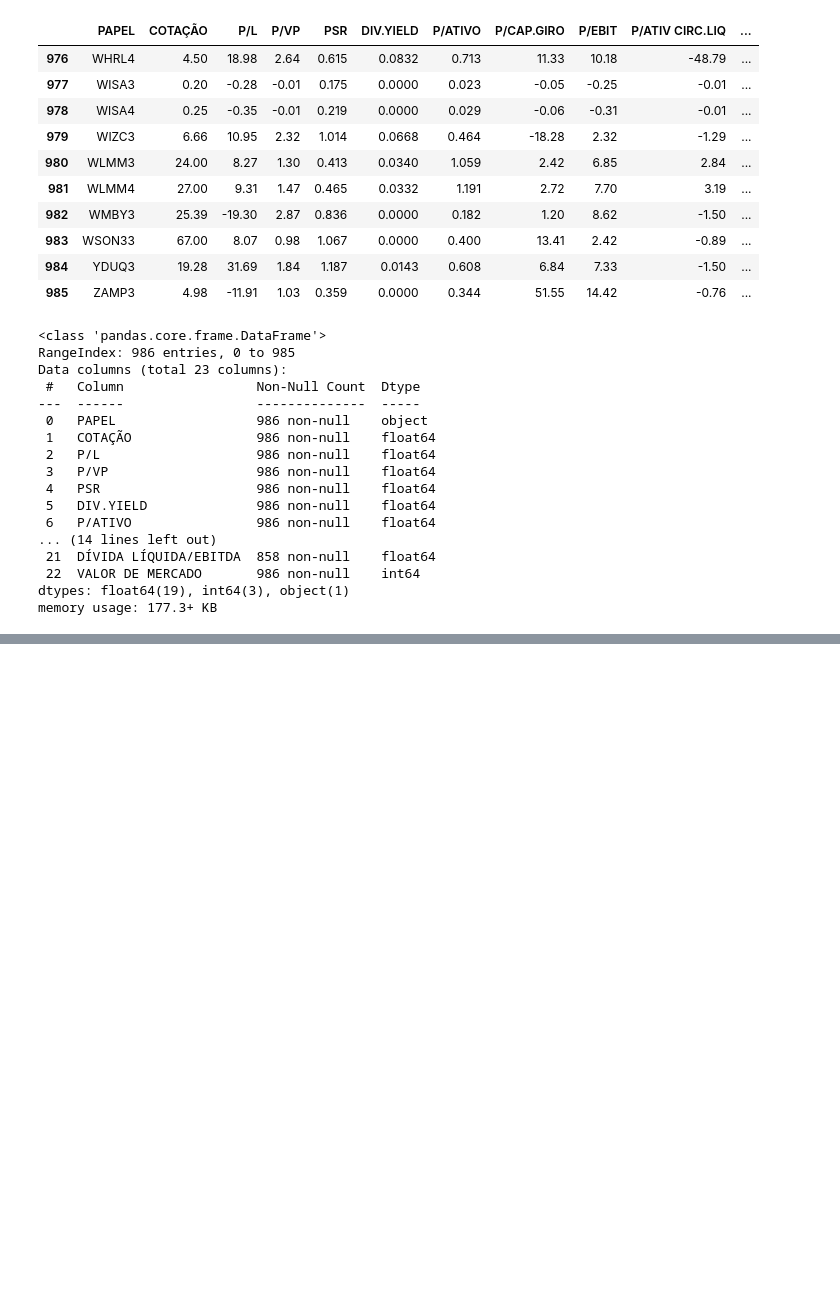
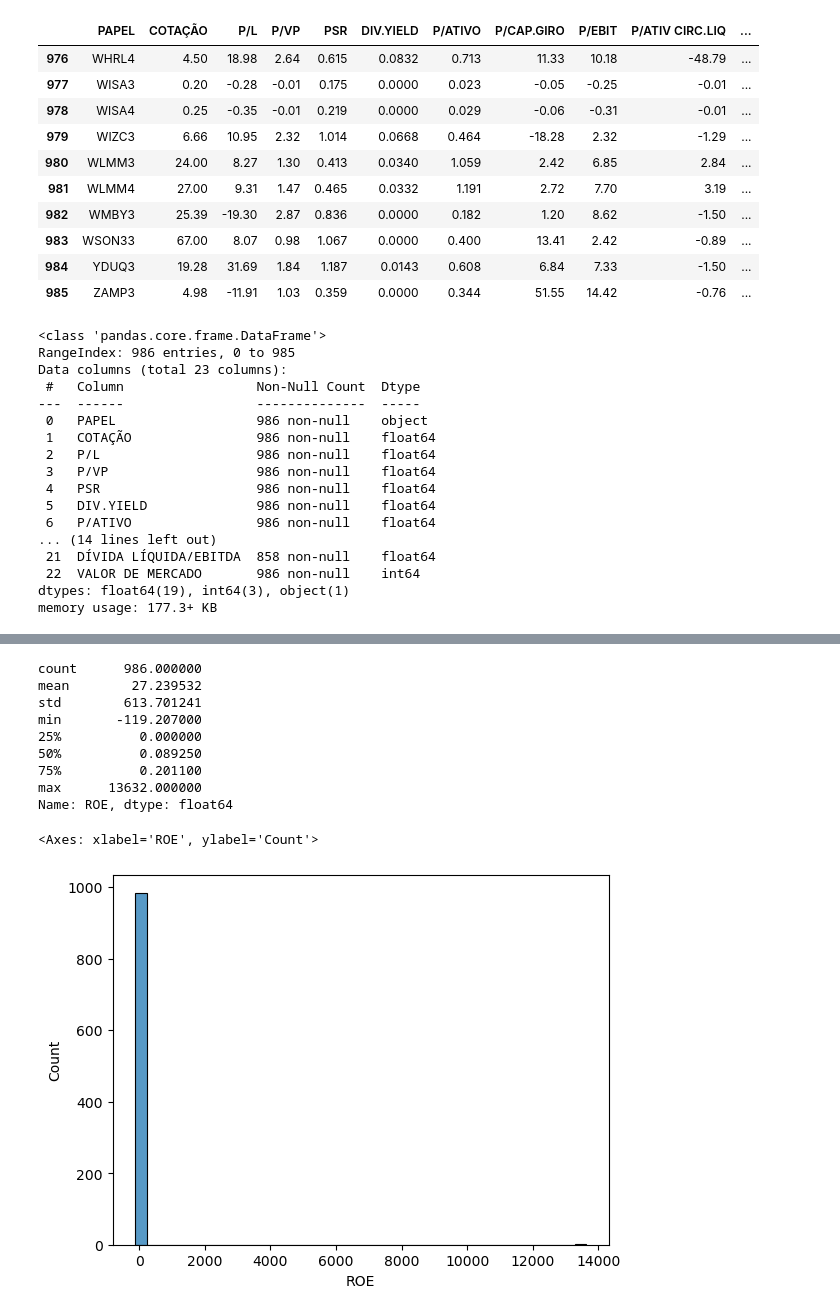
Before and after one commit to MaercioMamedes/Analise_Bolsa_com_Python, a Jupyter notebook: analise_b3.ipynb, the cells around one changed output, grey strips where cells are left out. Drawn from its saved outputs; the diff is of its cells as text; code cells hidden in the pictures; blank space fills up the shorter version.

```diff
--- a/analise_b3.ipynb
+++ b/analise_b3.ipynb
@@ -202,0 +354,16 @@ memory usage: 177.3+ KB
+# %%
+
+print(data['ROE'].describe())
+sns.histplot(data['ROE'], bins=40)
+# %% [output]
+count      986.000000
+mean        27.239532
+std        613.701241
+min       -119.207000
+25%          0.000000
+50%          0.089250
+75%          0.201100
+max      13632.000000
+Name: ROE, dtype: float64
+<Axes: xlabel='ROE', ylabel='Count'>
+[figure, added]
```
Also changed, not shown: parts of 14 cells of this notebook, 1 other file.
